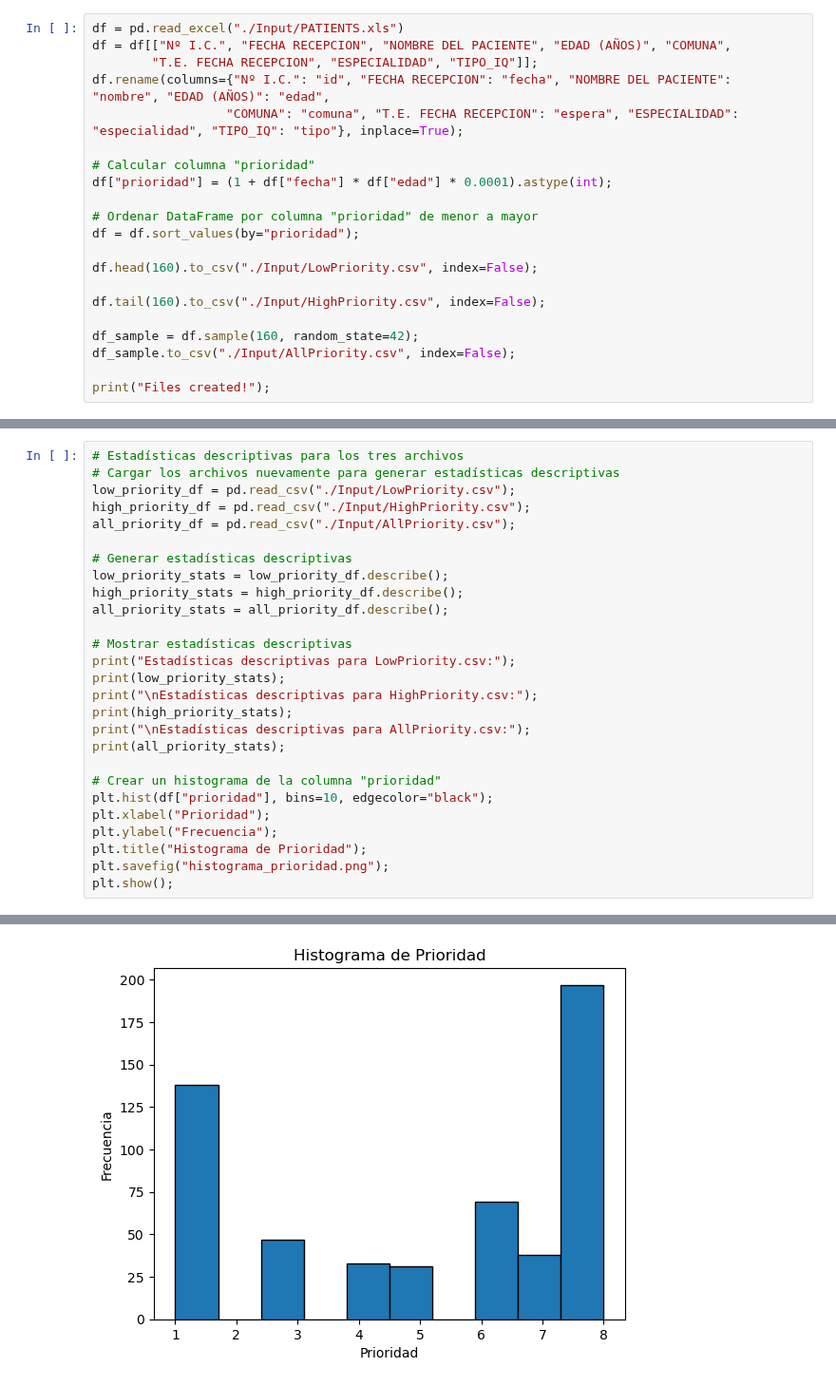
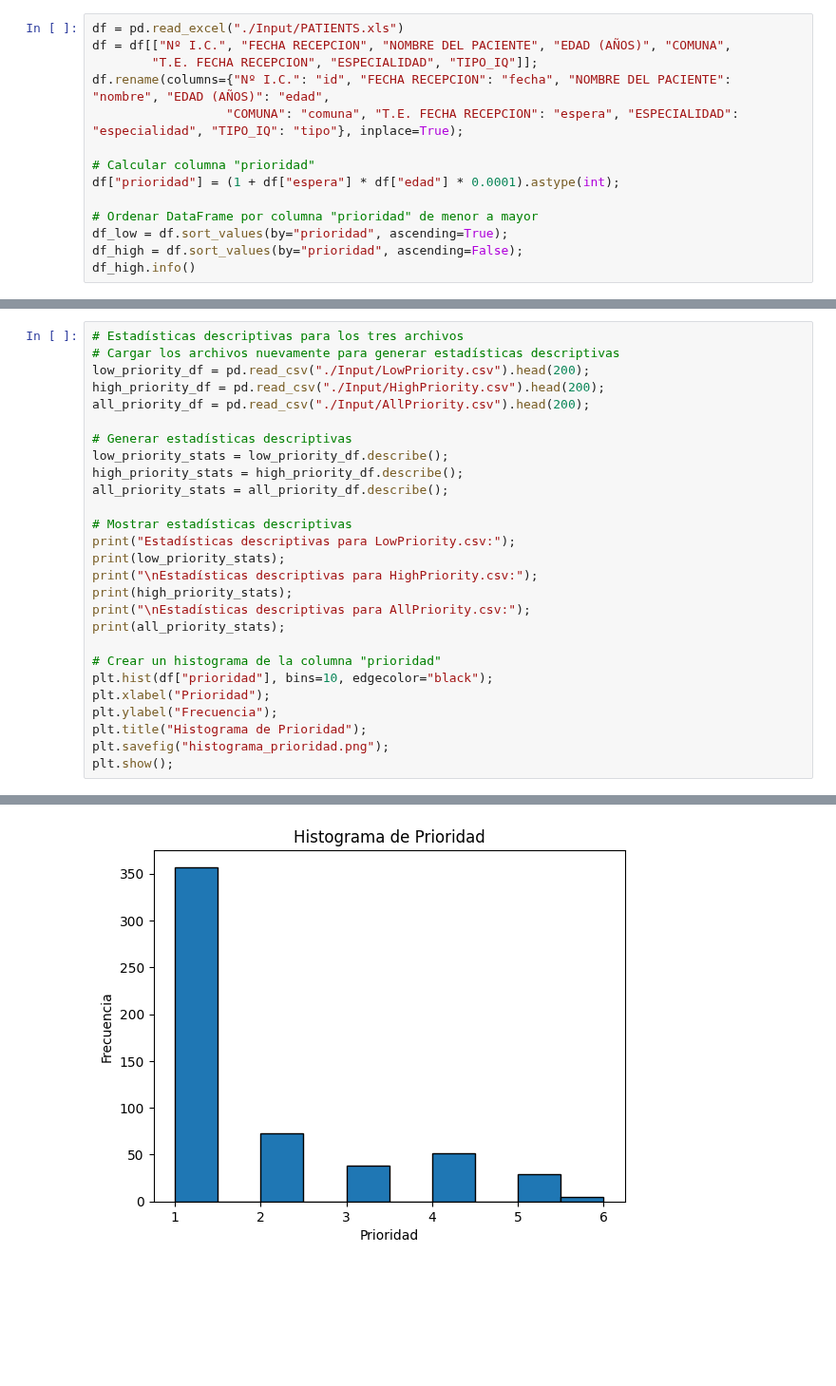
Before and after one commit to Franri3008/Tesis, a Jupyter notebook: FileCreation.ipynb, the cells around one changed output, grey strips where cells are left out. Shown at 95% size. Cells and saved outputs as stored; diff of their text form; blank space fills up the shorter version.

```diff
--- a/FileCreation.ipynb
+++ b/FileCreation.ipynb
@@ -19,17 +29,10 @@ df.rename(columns={"Nº I.C.": "id", "FECHA RECEPCION": "fecha", "NOMBRE DEL PAC
                   "COMUNA": "comuna", "T.E. FECHA RECEPCION": "espera", "ESPECIALIDAD": "especialidad", "TIPO_IQ": "tipo"}, inplace=True);
 
 # Calcular columna "prioridad"
-df["prioridad"] = (1 + df["fecha"] * df["edad"] * 0.0001).astype(int);
+df["prioridad"] = (1 + df["espera"] * df["edad"] * 0.0001).astype(int);
 
 # Ordenar DataFrame por columna "prioridad" de menor a mayor
-df = df.sort_values(by="prioridad");
-
-df.head(160).to_csv("./Input/LowPriority.csv", index=False);
-
-df.tail(160).to_csv("./Input/HighPriority.csv", index=False);
-
-df_sample = df.sample(160, random_state=42);
-df_sample.to_csv("./Input/AllPriority.csv", index=False);
-
-print("Files created!");
+df_low = df.sort_values(by="prioridad", ascending=True);
+df_high = df.sort_values(by="prioridad", ascending=False);
+df_high.info()
 # %% [output]
@@ -37,9 +67,9 @@ Files created!
 # %%
 # Estadísticas descriptivas para los tres archivos
 # Cargar los archivos nuevamente para generar estadísticas descriptivas
-low_priority_df = pd.read_csv("./Input/LowPriority.csv");
-high_priority_df = pd.read_csv("./Input/HighPriority.csv");
-all_priority_df = pd.read_csv("./Input/AllPriority.csv");
+low_priority_df = pd.read_csv("./Input/LowPriority.csv").head(200);
+high_priority_df = pd.read_csv("./Input/HighPriority.csv").head(200);
+all_priority_df = pd.read_csv("./Input/AllPriority.csv").head(200);
 
 # Generar estadísticas descriptivas
 low_priority_stats = low_priority_df.describe();
@@ -82,4 +112,4 @@ max      8.000000
-[figure, old version]
+[figure, new version]
 # %%
 plt.figure(figsize=(10, 6))
 
```
Also changed, not shown: parts of 10 cells of this notebook, 15 other files.
